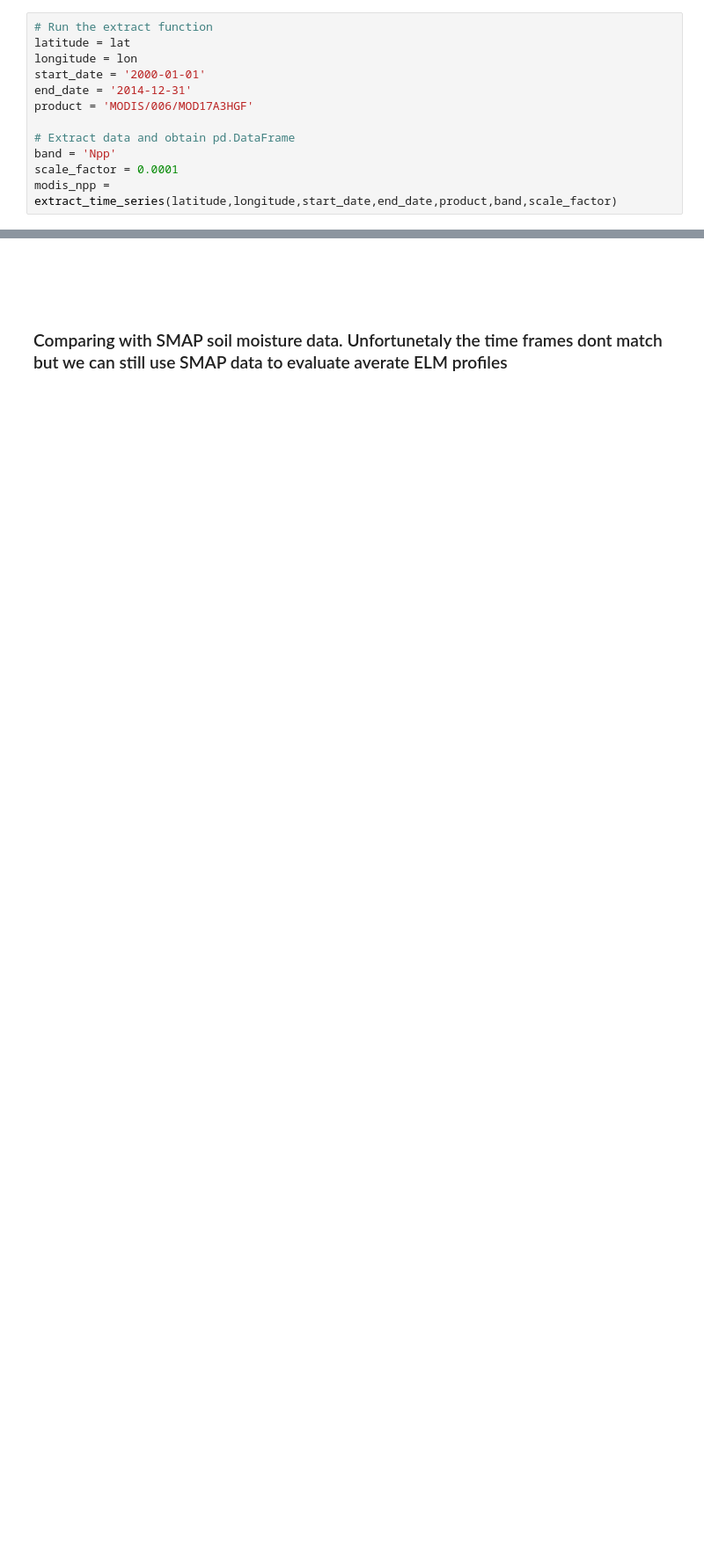
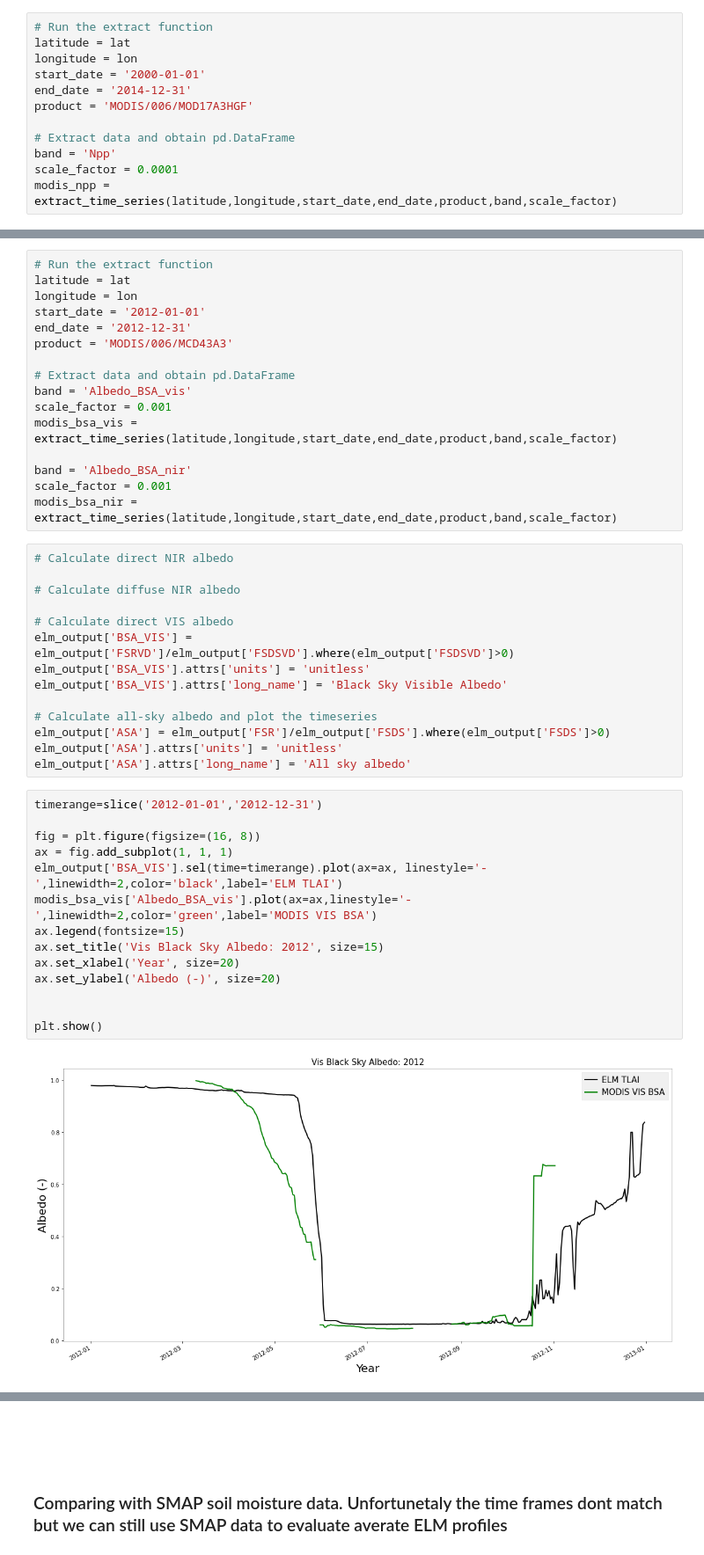
Before and after one commit to FASSt-simulation/fasst_simulation_tools, a Jupyter notebook: notebooks/ngeearctic/plot_ELM_vs_GEE_data.ipynb, the cells around one changed output, grey strips where cells are left out. Shown at 88% size. Drawn from its saved outputs; the diff is of its cells as text; blank space fills up the shorter version.

```diff
--- a/notebooks/ngeearctic/plot_ELM_vs_GEE_data.ipynb
+++ b/notebooks/ngeearctic/plot_ELM_vs_GEE_data.ipynb
@@ -539,0 +509,46 @@ plt.show()
+# %%
+# Run the extract function
+latitude = lat
+longitude = lon
+start_date = '2012-01-01'
+end_date = '2012-12-31'
+product = 'MODIS/006/MCD43A3'
+
+# Extract data and obtain pd.DataFrame
+band = 'Albedo_BSA_vis'
+scale_factor = 0.001
+modis_bsa_vis = extract_time_series(latitude,longitude,start_date,end_date,product,band,scale_factor)
+
+band = 'Albedo_BSA_nir'
+scale_factor = 0.001
+modis_bsa_nir = extract_time_series(latitude,longitude,start_date,end_date,product,band,scale_factor)
+# %%
+# Calculate direct NIR albedo
+
+# Calculate diffuse NIR albedo
+
+# Calculate direct VIS albedo
+elm_output['BSA_VIS'] = elm_output['FSRVD']/elm_output['FSDSVD'].where(elm_output['FSDSVD']>0)
+elm_output['BSA_VIS'].attrs['units'] = 'unitless'
+elm_output['BSA_VIS'].attrs['long_name'] = 'Black Sky Visible Albedo'
+
+# Calculate all-sky albedo and plot the timeseries
+elm_output['ASA'] = elm_output['FSR']/elm_output['FSDS'].where(elm_output['FSDS']>0)
+elm_output['ASA'].attrs['units'] = 'unitless'
+elm_output['ASA'].attrs['long_name'] = 'All sky albedo'
+# %%
+timerange=slice('2012-01-01','2012-12-31')
+
+fig = plt.figure(figsize=(16, 8))
+ax = fig.add_subplot(1, 1, 1)
+elm_output['BSA_VIS'].sel(time=timerange).plot(ax=ax, linestyle='-',linewidth=2,color='black',label='ELM TLAI')
+modis_bsa_vis['Albedo_BSA_vis'].plot(ax=ax,linestyle='-',linewidth=2,color='green',label='MODIS VIS BSA')
+ax.legend(fontsize=15)
+ax.set_title('Vis Black Sky Albedo: 2012', size=15)
+ax.set_xlabel('Year', size=20)
+ax.set_ylabel('Albedo (-)', size=20)
+
+
+plt.show()
+# %% [output]
+[figure, added]
```
Also changed, not shown: parts of 36 cells of this notebook, 2 other files.
